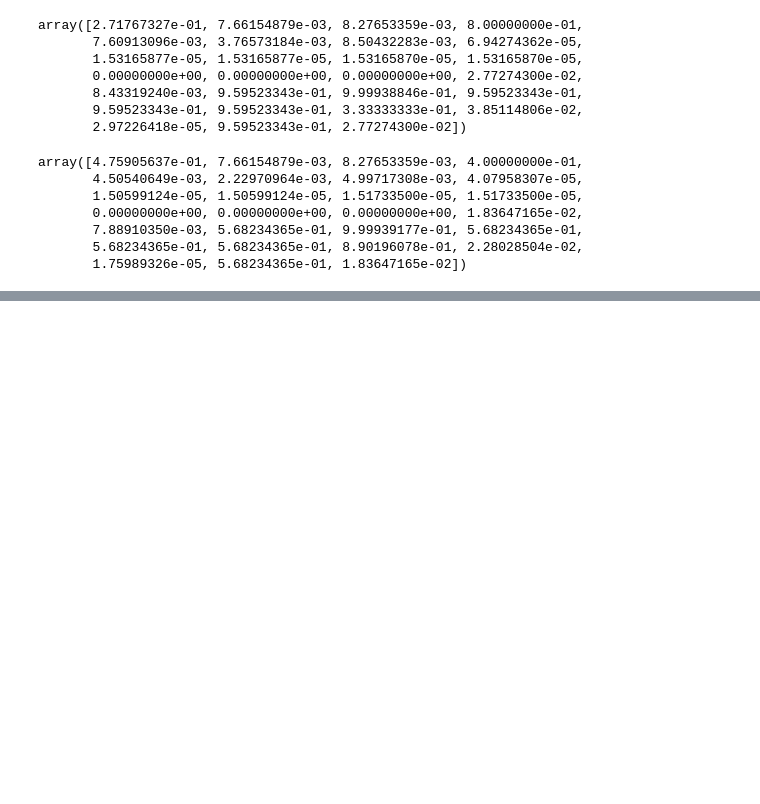
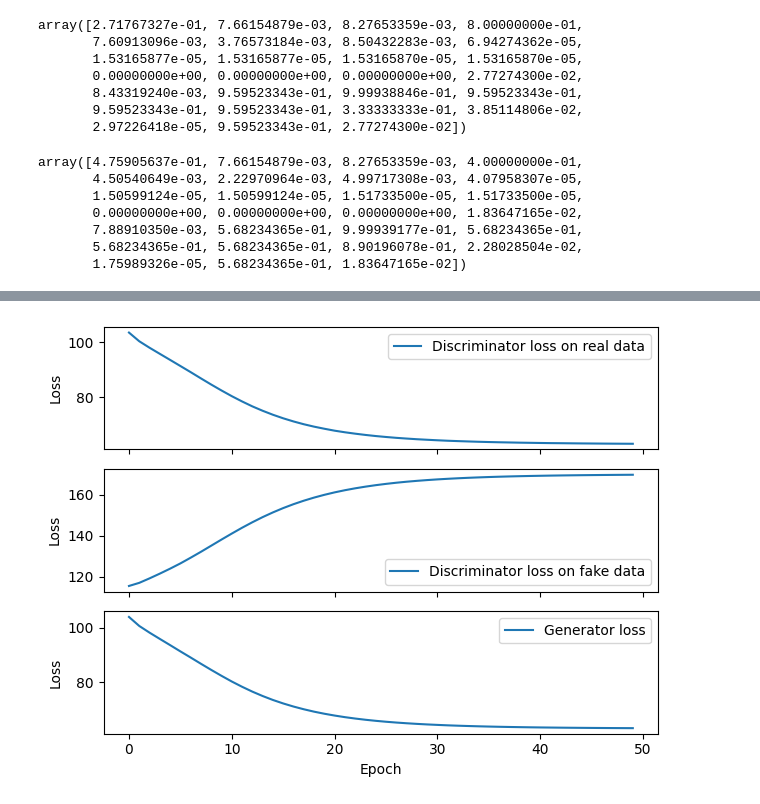
Before and after one commit to KylaNel/ICS_data_generation, a Jupyter notebook: code/wgan_softmax_split_pytorch.ipynb, the cells around one changed output, grey strips where cells are left out. Cells and saved outputs as stored; diff of their text form; code cells hidden in the pictures; blank space fills up the shorter version.

```diff
--- a/code/wgan_softmax_split_pytorch.ipynb
+++ b/code/wgan_softmax_split_pytorch.ipynb
@@ -425,3 +483,24 @@ Epoch [5/5], D Loss: nan, G Loss: nan
 #     w = csv.writer(f)
 #     for epoch in disc_parameters_list:
 #         w.writerows(epoch.items())
+# %%
+dl_real = [var.detach().numpy() for var in dlosses_real]
+dl_fake = [var.detach().numpy() for var in dlosses_fake]
+dl_total = np.asarray(dl_real) + np.asarray(dl_fake)
+gls = [var.detach().numpy() for var in gl]
+# %%
+f, (ax1, ax2, ax3) = plt.subplots(3, 1, sharex=True, layout="tight")
+# f.tight_layout()
+ax1.plot(dl_real, label="Discriminator loss on real data")
+ax2.plot(dl_fake, label="Discriminator loss on fake data")
+ax3.plot(gls,label="Generator loss")
+ax3.set_xlabel("Epoch")
+ax1.set_ylabel("Loss")
+ax2.set_ylabel("Loss")
+ax3.set_ylabel("Loss")
+ax1.legend()
+ax2.legend(loc="lower right")
+ax3.legend()
+# f.savefig("gan_softmax_wadi_50.png")
+# %% [output]
+[figure, added]
```
Also changed, not shown: parts of 13 cells of this notebook, 6 other files.
